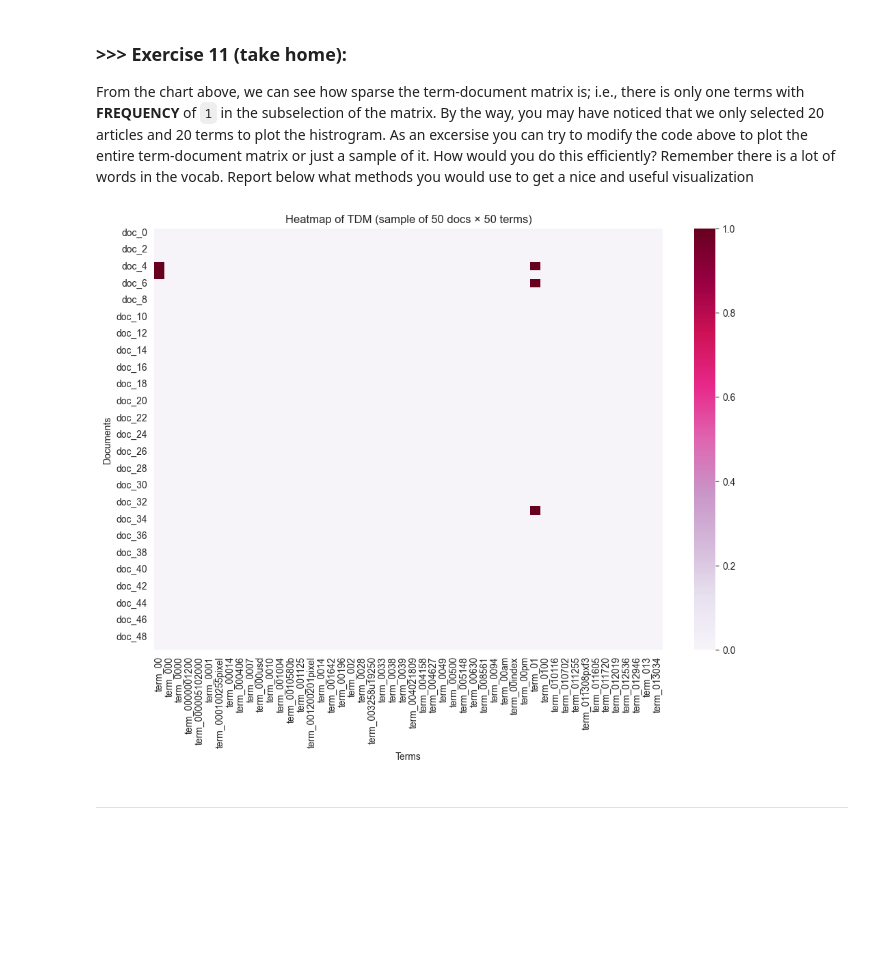
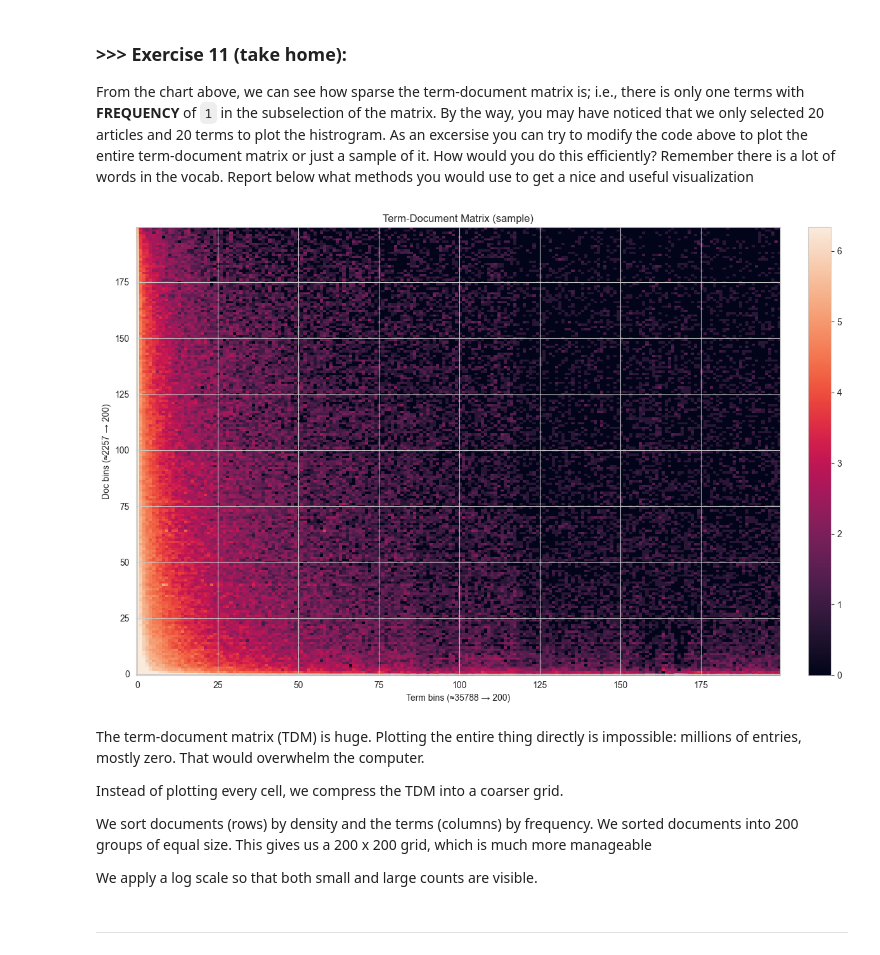
Before and after one commit to Vlhermitte/DM2025-Lab1-Exercise, a Jupyter notebook: DM2025-Lab1-Master.ipynb, the cells around one changed output. Cells and saved outputs as stored; diff of their text form; code cells hidden in the pictures; blank space fills up the shorter version.

```diff
--- a/DM2025-Lab1-Master.ipynb
+++ b/DM2025-Lab1-Master.ipynb
@@ -1120,31 +1117,55 @@ Check out more beautiful color palettes here: https://python-graph-gallery.com/1
 # %% [markdown]
 ### **>>> Exercise 11 (take home):**
 From the chart above, we can see how sparse the term-document matrix is; i.e., there is only one terms with **FREQUENCY** of `1` in the subselection of the matrix. By the way, you may have noticed that we only selected 20 articles and 20 terms to plot the histrogram. As an excersise you can try to modify the code above to plot the entire term-document matrix or just a sample of it. How would you do this efficiently? Remember there is a lot of words in the vocab. Report below what methods you would use to get a nice and useful visualization
-# %%
-# Answer here
-
-n = 50
-sample_terms = ["term_"+str(i) for i in count_vect.get_feature_names_out()[0:n]]
-sample_docs = ["doc_"+ str(i) for i in list(X.index)[0:n]]
-z = X_counts[0:n, 0:n].toarray()
-
-df_todraw = pd.DataFrame(z,
-                         columns=sample_terms,
-                         index=sample_docs)
-
-plt.subplots(figsize=(12, 8))
-ax = sns.heatmap(df_todraw,
-                 cmap="PuRd",
-                 vmin=0, vmax=1,
-                 cbar=True,  # show colorbar
-                 annot=False)
-
-plt.title(f"Heatmap of TDM (sample of {n} docs × {n} terms)")
-plt.xlabel("Terms")
-plt.ylabel("Documents")
-plt.show()
-# %% [output]
-[figure, removed]
+# %%
+# Answer here
+from helpers.data_mining_helpers import scale_and_clip_dense
+
+n_term_bins=200
+n_doc_bins=200
+scale='log1p'
+clip_quantile=0.995
+
+n_docs, n_terms = X_counts.shape
+term_scores = np.asarray(X_counts.sum(axis=0)).ravel()
+term_idx = np.argsort(-term_scores)
+doc_scores = np.diff(X_counts.indptr)
+doc_idx = np.argsort(-doc_scores)
+
+pos_doc = np.empty(n_docs, dtype=np.int64); pos_doc[doc_idx] = np.arange(n_docs)
+pos_term = np.empty(n_terms, dtype=np.int64); pos_term[term_idx] = np.arange(n_terms)
+
+Xcoo = X_counts.tocoo()
+rows, cols, data = pos_doc[Xcoo.row], pos_term[Xcoo.col], Xcoo.data
+
+doc_bin = np.minimum((rows * n_doc_bins) // max(n_docs,1), n_doc_bins-1)
+term_bin = np.minimum((cols * n_term_bins) // max(n_terms,1), n_term_bins-1)
+
+grid = np.zeros((n_doc_bins, n_term_bins), dtype=np.float64)
+np.add.at(grid, (doc_bin, term_bin), data)
+
+grid_scaled, vmax = scale_and_clip_dense(grid, scale, clip_quantile)
+
+plt.figure(figsize=(12, 8))
+im = plt.imshow(grid_scaled, aspect='auto', origin='lower', vmin=0, vmax=vmax)
+plt.colorbar(im, fraction=0.046, pad=0.04)
+plt.title('Term-Document Matrix (sample)')
+plt.xlabel(f'Term bins (≈{n_terms} → {n_term_bins})')
+plt.ylabel(f'Doc bins (≈{n_docs} → {n_doc_bins})')
+plt.tight_layout()
+plt.show()
+# %% [output]
+[figure, added]
+# %% [markdown]
+The term-document matrix (TDM) is huge. Plotting the entire thing directly is impossible: millions of entries, mostly zero. That would overwhelm the computer.
+
+Instead of plotting every cell, we compress the TDM into a coarser grid.
+
+We sort documents (rows) by density and the terms (columns) by frequency.
+We sorted documents into 200 groups of equal size.
+This gives us a 200 x 200 grid, which is much more manageable
+
+We apply a log scale so that both small and large counts are visible.
 # %% [markdown]
 ---
 # %% [markdown]
```
Also changed, not shown: parts of 7 cells of this notebook, 1 other file.
